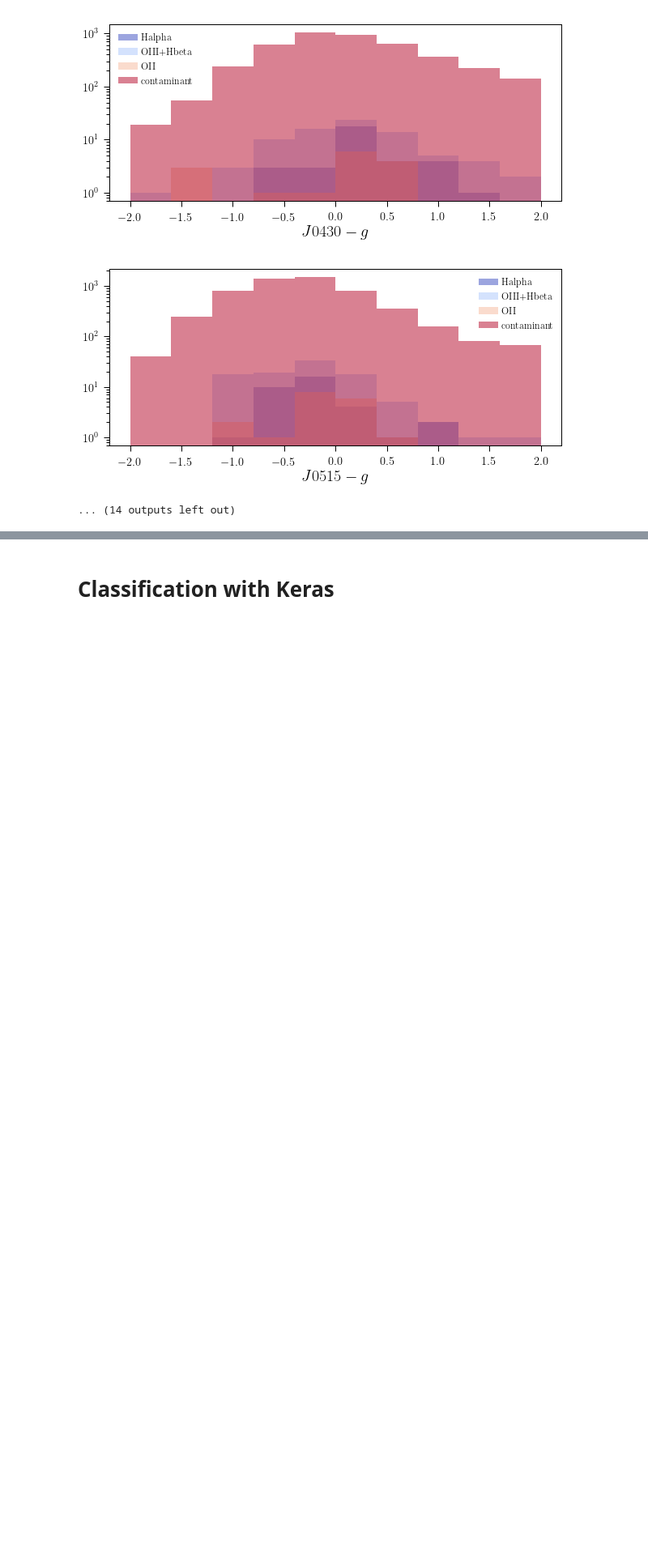
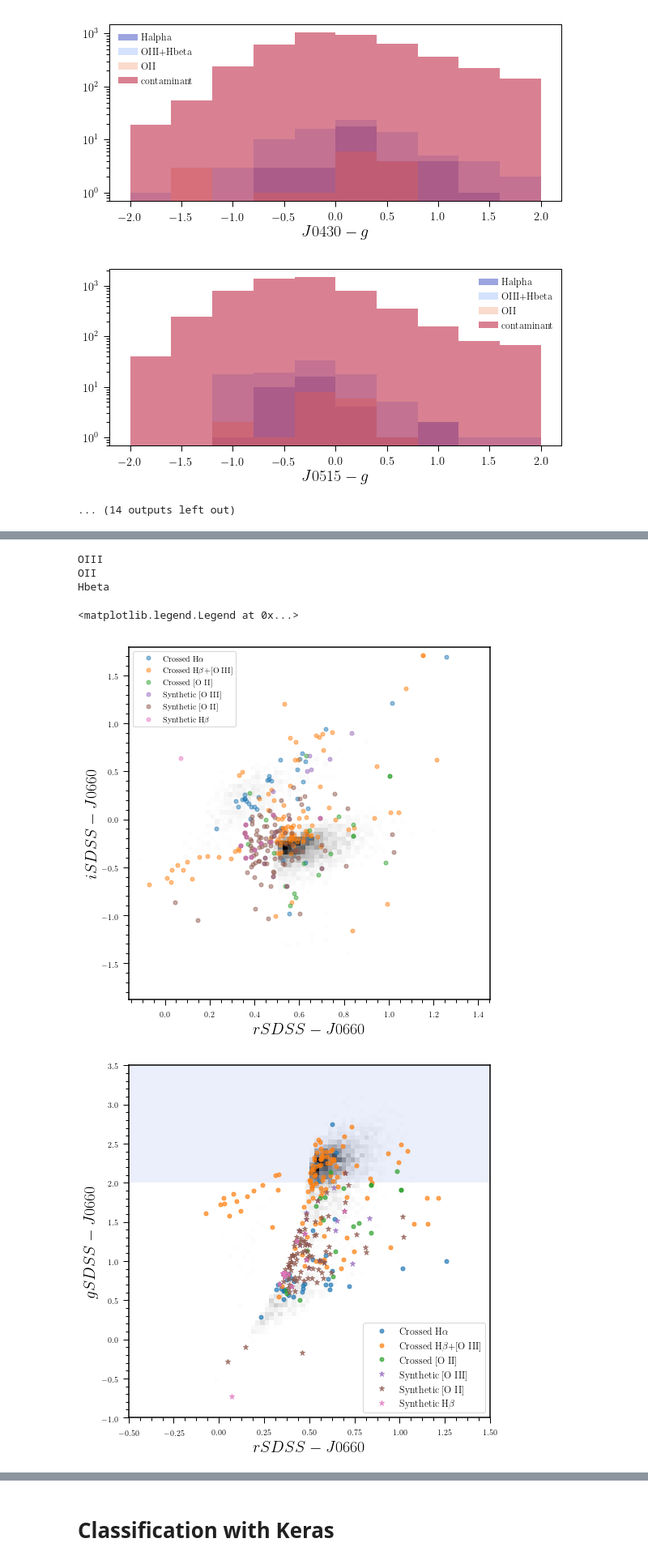
Before and after one commit to aaorsi/ELG_analysis, a Jupyter notebook: local_learn_ELGz.ipynb, the cells around one changed output, grey strips where cells are left out. Shown at 81% size. Cells and saved outputs as stored; diff of their text form; code cells hidden in the pictures; blank space fills up the shorter version.

```diff
--- a/local_learn_ELGz.ipynb
+++ b/local_learn_ELGz.ipynb
@@ -325,3 +325,18 @@ xmatch with DEEP2
  0.36167777 0.7519522 ]
 []
 Done loading data!
+# %%
+#x-match with FIREFLY compilation of BOSS-eBOSS data
+"""
+from astropy.io import fits
+firefly_file = '/Users/aaorsi/work/eBOSS/FIREFLY/sdss_eboss_firefly-dr14.fits'
+
+ff = fits.open(firefly_file)[1].data
+
+print ff.dtype
+nff =len(ff['RUN1D'])
+
+coord_ff = [[ff['PLUG_RA'][x], ff['PLUG_DEC'][x]] for x in range(nff)]
+
+print coord_ff[0]
+"""
@@ -1105,38 +1148,45 @@ for ic in classes_names:
     mask = np.asarray(dataspec['class']) == ic
     if ic == 'contaminant':
         counts, ybins, xbins, image = plt.hist2d(dataspec['r'+suff][mask,0] - dataspec['J0660'][mask,0],
-             dataspec['g'+suff][mask,0] - dataspec['J0660'][mask,0], bins=40,
+             dataspec['g'+suff][mask,0] - dataspec['J0660'][mask,0], bins=80,
                                          cmap=plt.cm.Greys, normed=LogNorm(),
                                          cmin=0.01, label='SDSS contaminants', alpha=1.0,
                                                 range=[xr,yr])
         #plt.legend(loc='upper left')
     else:
         plt.plot(dataspec['r'+suff][mask,0] - dataspec['J0660'][mask,0],
              dataspec['g'+suff][mask,0] - dataspec['J0660'][mask,0],
              'o',color=colors[iic],alpha=.7,label='Crossed '+s_names[iic],markersize=5)
     iic += 1
 
 iic = 0
 for ic in gtype:
     iid = gtdict[ic]
     print ic
     plt.plot(photo_spec['r'+suff][iid,0] - photo_spec['J0660'][iid,0],
              photo_spec['g'+suff][iid,0] - photo_spec['J0660'][iid,0],
-             'o',color=colors[iic+4],alpha=.7,label='Synthetic %s'%g_names[iic],
-             markersize=5)
+             '*',color=colors[iic+4],alpha=.7,label='Synthetic %s'%g_names[iic],
+             markersize=7)
 
     iic += 1
 
 
 
 color_limit = 2
 plt.fill_between(xr, [color_limit,color_limit], [yr[1],yr[1]],facecolor='Royalblue',alpha=0.1, linewidth=3)
 
 plt.ylim(yr)
 plt.xlim(xr)
 plt.xlabel(r'$r%s-J0660$'%suff,fontsize=20)
 plt.ylabel(r'$g%s-J0660$'%suff,fontsize=20)
 plt.legend(loc='lower right',fontsize=12)
+# %% [output]
+OIII
+OII
+Hbeta
+<matplotlib.legend.Legend at 0x...>
+[figure, added]
+[figure, added]
 # %%
 # additional cuts on training set to reduce contaminants
 suff ='SDSS'
```
Also changed, not shown: parts of 9 cells of this notebook, 3 other files.
